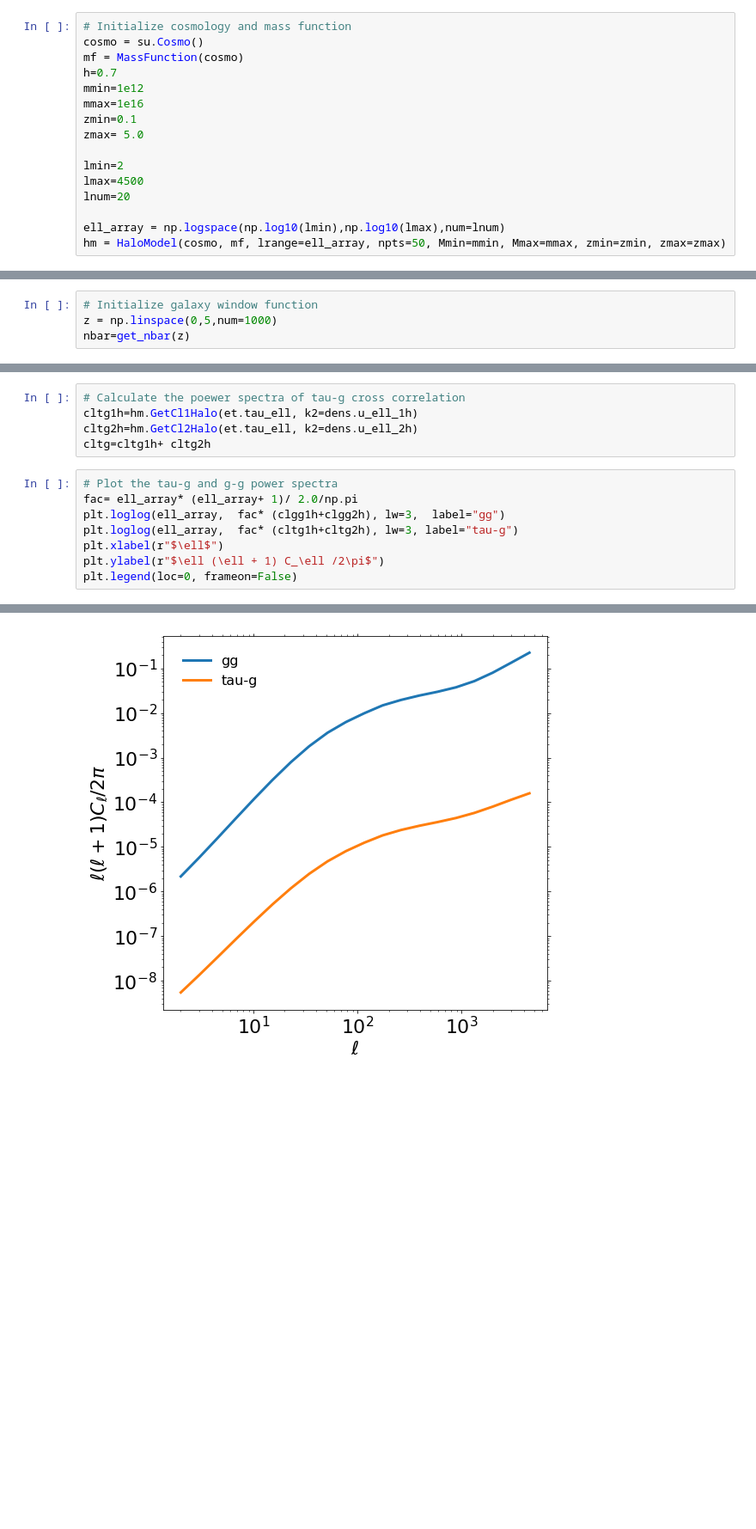
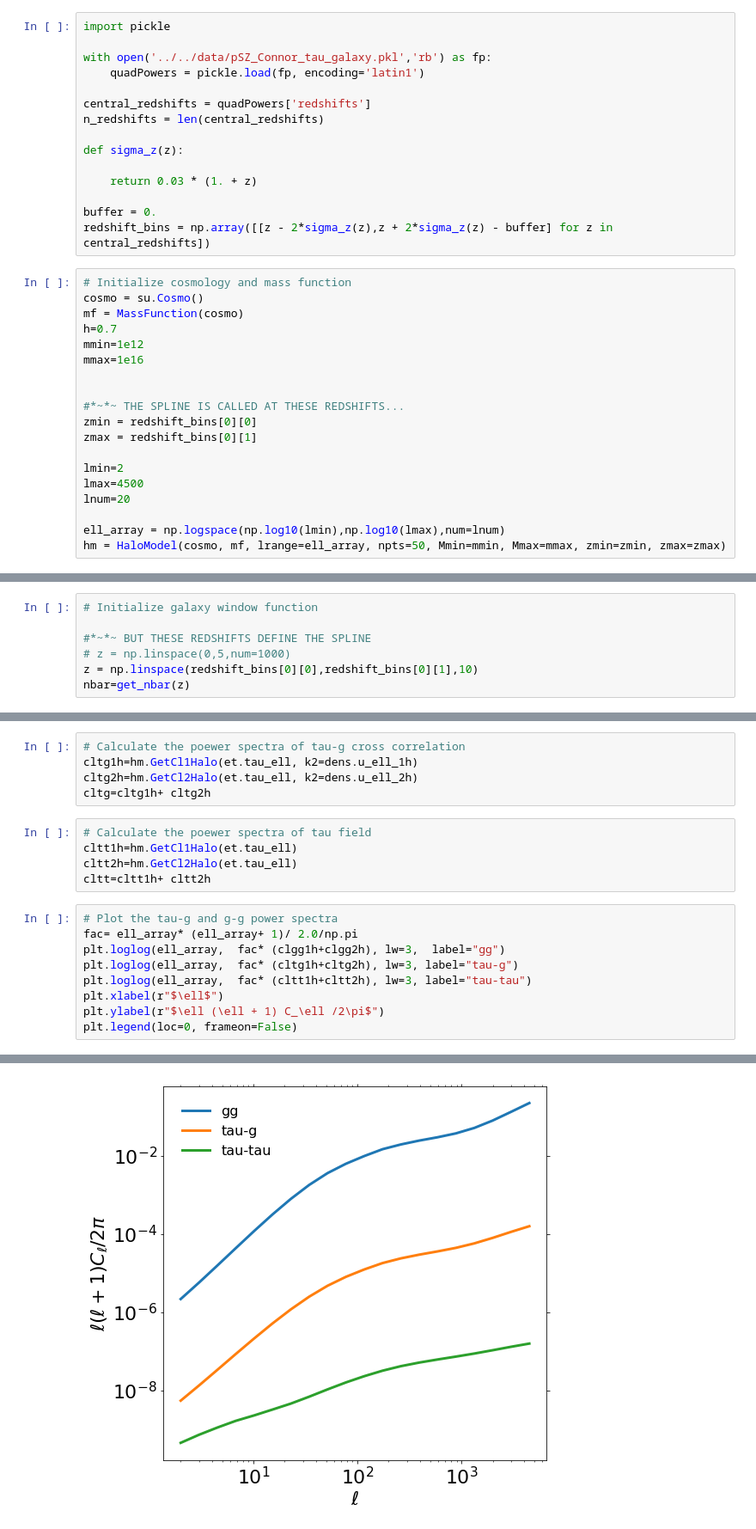
Before and after one commit to rsujatha/secpy_public, a Jupyter notebook: notebooks/conor.ipynb, the cells around one changed output, grey strips where cells are left out. Shown at 86% size. Cells and saved outputs as stored; diff of their text form; blank space fills up the shorter version.

Commit message:
some small fixes; galaxy shot noise updated

```diff
--- a/notebooks/conor.ipynb
+++ b/notebooks/conor.ipynb
@@ -30,6 +30,21 @@ pl.rcParams['font.size'] = '22'
 pl.rcParams['legend.fontsize'] = '16'
 pl.rcParams['legend.borderaxespad'] = 1.0
 #pl.rcParams['legend.numpoints'] = '1'
+# %%
+import pickle
+
+with open('../../data/pSZ_Connor_tau_galaxy.pkl','rb') as fp:
+    quadPowers = pickle.load(fp, encoding='latin1')
+
+central_redshifts = quadPowers['redshifts']
+n_redshifts = len(central_redshifts)
+
+def sigma_z(z):
+
+    return 0.03 * (1. + z)
+
+buffer = 0.
+redshift_bins = np.array([[z - 2*sigma_z(z),z + 2*sigma_z(z) - buffer] for z in central_redshifts])
 # %%
 # Initialize cosmology and mass function
 cosmo = su.Cosmo()
@@ -37,8 +52,11 @@ mf = MassFunction(cosmo)
 h=0.7
 mmin=1e12
 mmax=1e16
-zmin=0.1
-zmax= 5.0
+
+
+#*~*~ THE SPLINE IS CALLED AT THESE REDSHIFTS...
+zmin = redshift_bins[0][0]
+zmax = redshift_bins[0][1]
 
 lmin=2
 lmax=4500
@@ -54,5 +72,8 @@ Mmin= 1000000000000.0
 Mmax= 1e+16
 # %%
 # Initialize galaxy window function
-z = np.linspace(0,5,num=1000)
+
+#*~*~ BUT THESE REDSHIFTS DEFINE THE SPLINE
+# z = np.linspace(0,5,num=1000)
+z = np.linspace(redshift_bins[0][0],redshift_bins[0][1],10)
 nbar=get_nbar(z)
@@ -70,14 +128,20 @@ clgg=clgg1h+ clgg2h
 cltg1h=hm.GetCl1Halo(et.tau_ell, k2=dens.u_ell_1h)
 cltg2h=hm.GetCl2Halo(et.tau_ell, k2=dens.u_ell_2h)
 cltg=cltg1h+ cltg2h
+# %%
+# Calculate the poewer spectra of tau field
+cltt1h=hm.GetCl1Halo(et.tau_ell)
+cltt2h=hm.GetCl2Halo(et.tau_ell)
+cltt=cltt1h+ cltt2h
 # %%
 # Plot the tau-g and g-g power spectra
 fac= ell_array* (ell_array+ 1)/ 2.0/np.pi
 plt.loglog(ell_array,  fac* (clgg1h+clgg2h), lw=3,  label="gg")
 plt.loglog(ell_array,  fac* (cltg1h+cltg2h), lw=3, label="tau-g")
+plt.loglog(ell_array,  fac* (cltt1h+cltt2h), lw=3, label="tau-tau")
 plt.xlabel(r"$\ell$")
 plt.ylabel(r"$\ell (\ell + 1) C_\ell /2\pi$")
 plt.legend(loc=0, frameon=False)
 # %% [output]
 <matplotlib.legend.Legend at 0x...>
-[figure, old version]
+[figure, new version]
```
Also changed, not shown: parts of 7 cells of this notebook, 3 other files.
